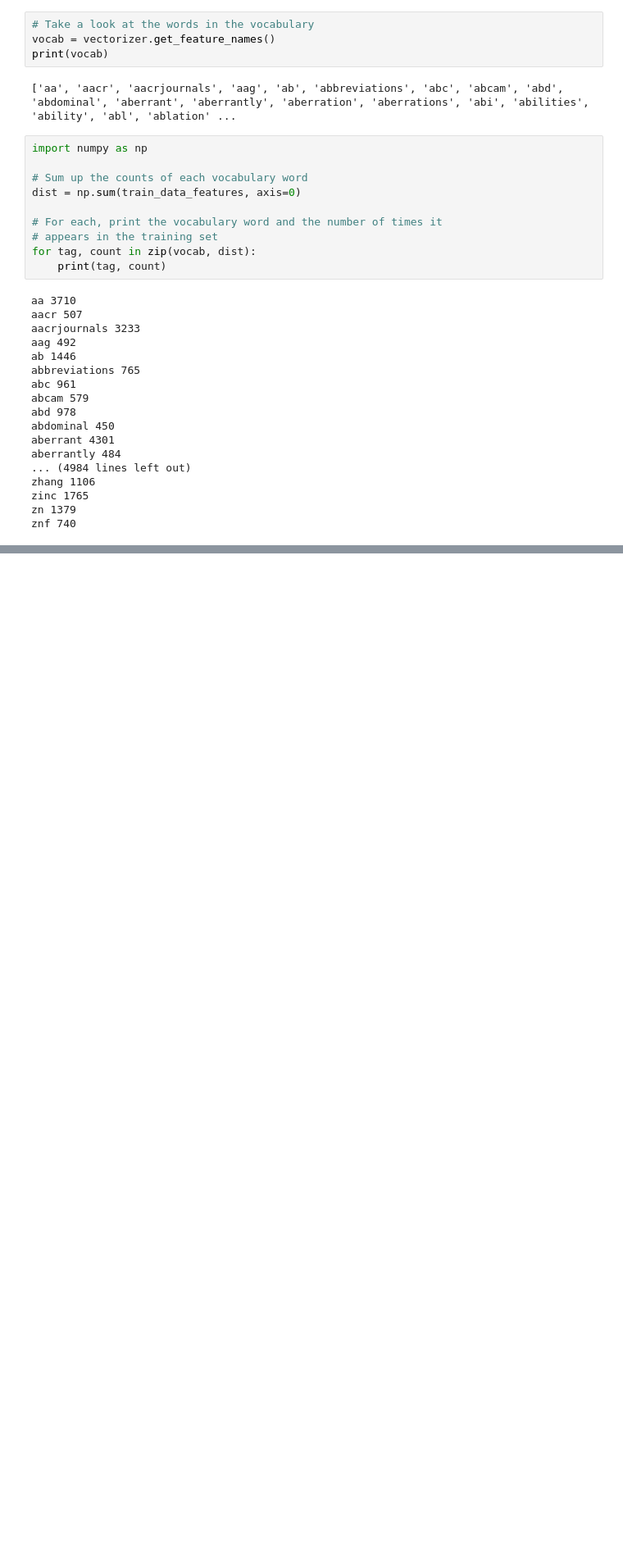
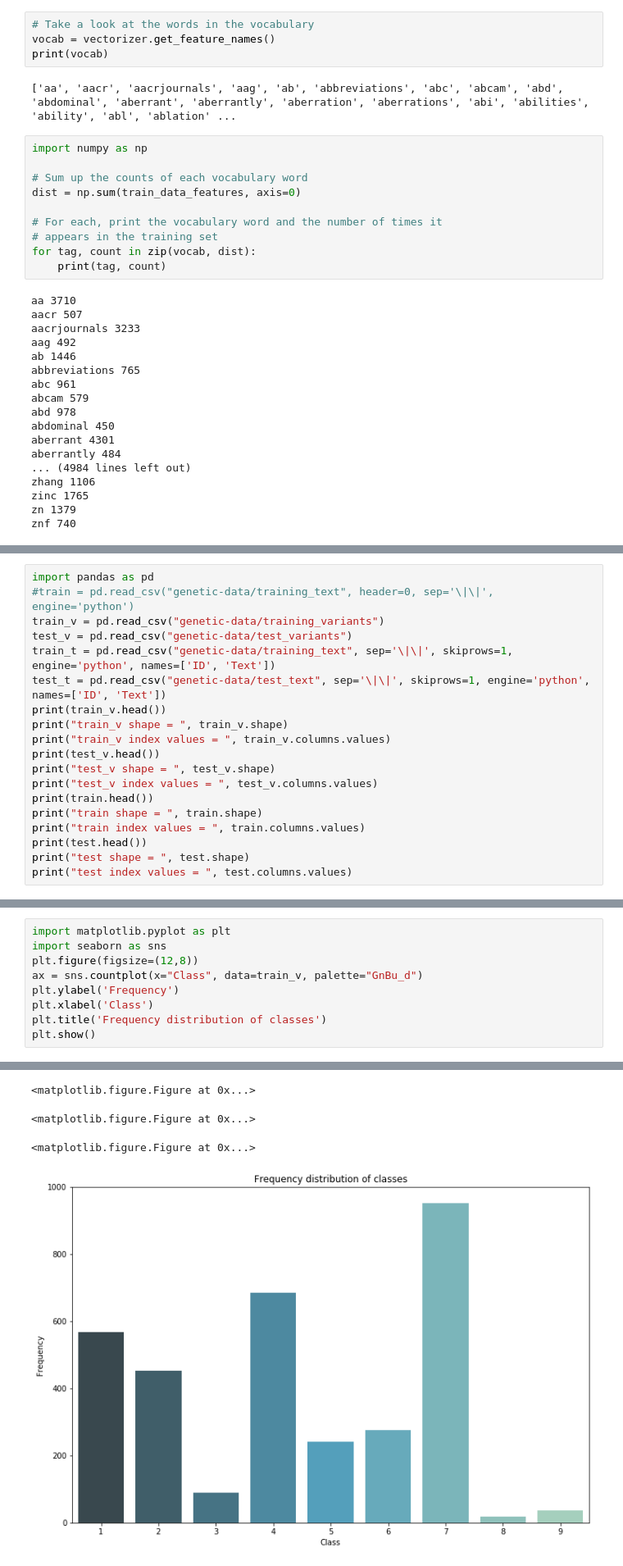
Before and after one commit to lriverawong/personalized-medicine-data-analysis, a Jupyter notebook: personalized-medicine-eda.ipynb, the cells around one changed output, grey strips where cells are left out. Shown at 82% size. Cells and saved outputs as stored; diff of their text form; blank space fills up the shorter version.

Commit message:
added freq of classes class

```diff
--- a/personalized-medicine-eda.ipynb
+++ b/personalized-medicine-eda.ipynb
@@ -494,0 +497,19 @@ znf 740
+# %%
+import pandas as pd
+#train = pd.read_csv("genetic-data/training_text", header=0, sep='\|\|', engine='python')
+train_v = pd.read_csv("genetic-data/training_variants")
+test_v = pd.read_csv("genetic-data/test_variants")
+train_t = pd.read_csv("genetic-data/training_text", sep='\|\|', skiprows=1, engine='python', names=['ID', 'Text'])
+test_t = pd.read_csv("genetic-data/test_text", sep='\|\|', skiprows=1, engine='python', names=['ID', 'Text'])
+print(train_v.head())
+print("train_v shape = ", train_v.shape)
+print("train_v index values = ", train_v.columns.values)
+print(test_v.head())
+print("test_v shape = ", test_v.shape)
+print("test_v index values = ", test_v.columns.values)
+print(train.head())
+print("train shape = ", train.shape)
+print("train index values = ", train.columns.values)
+print(test.head())
+print("test shape = ", test.shape)
+print("test index values = ", test.columns.values)
@@ -494,0 +534,10 @@ znf 740
+# %%
+import matplotlib.pyplot as plt
+import seaborn as sns
+plt.figure(figsize=(12,8))
+ax = sns.countplot(x="Class", data=train_v, palette="GnBu_d")
+plt.ylabel('Frequency')
+plt.xlabel('Class')
+plt.title('Frequency distribution of classes')
+plt.show()
+# %% [output]
@@ -494,0 +547,4 @@ znf 740
+<matplotlib.figure.Figure at 0x...>
+<matplotlib.figure.Figure at 0x...>
+<matplotlib.figure.Figure at 0x...>
+[figure, added]
```
Also changed, not shown: parts of 3 cells of this notebook, 1 other file.
